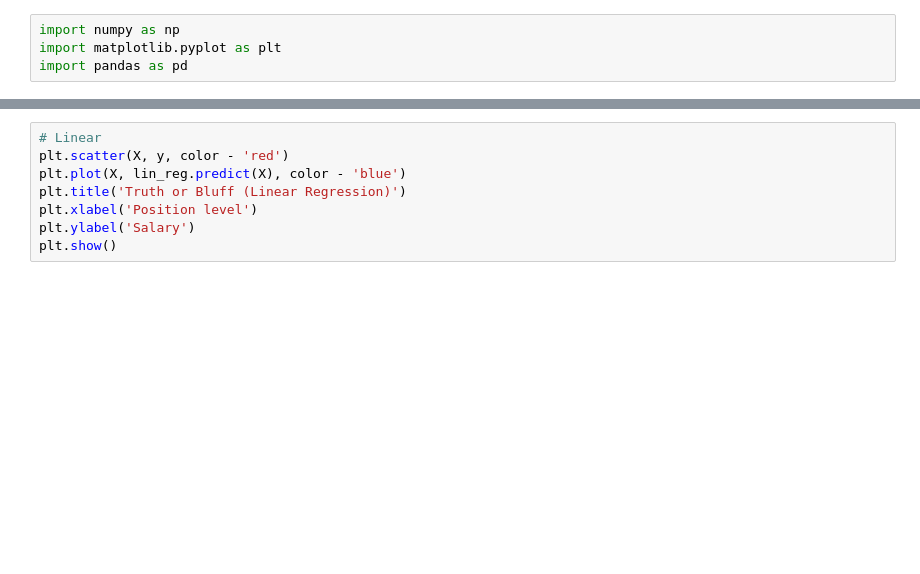
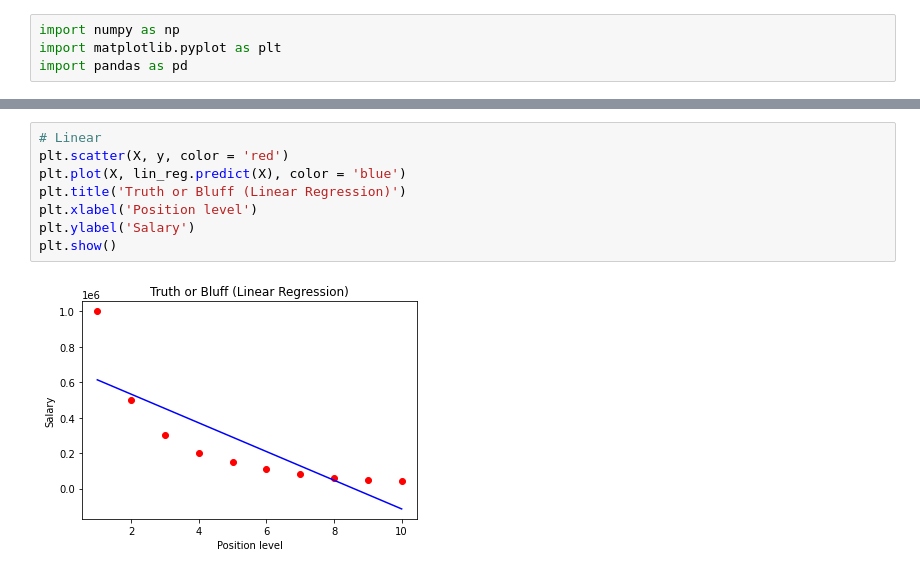
Before and after one commit to raqueeb/Intermediate-scikit-learn, a Jupyter notebook: polynomial_regression_vs_linear_model.ipynb, the cells around one changed output, grey strips where cells are left out. Cells and saved outputs as stored; diff of their text form; blank space fills up the shorter version.

```diff
--- a/polynomial_regression_vs_linear_model.ipynb
+++ b/polynomial_regression_vs_linear_model.ipynb
@@ -40,10 +45,12 @@ lin_reg_2 = LinearRegression()
 # %%
 # Linear
-plt.scatter(X, y, color - 'red')
-plt.plot(X, lin_reg.predict(X), color - 'blue')
+plt.scatter(X, y, color = 'red')
+plt.plot(X, lin_reg.predict(X), color = 'blue')
 plt.title('Truth or Bluff (Linear Regression)')
 plt.xlabel('Position level')
 plt.ylabel('Salary')
 plt.show()
+# %% [output]
+[figure, added]
 # %%
 # polynomial
```
Also changed, not shown: parts of 7 cells of this notebook.
